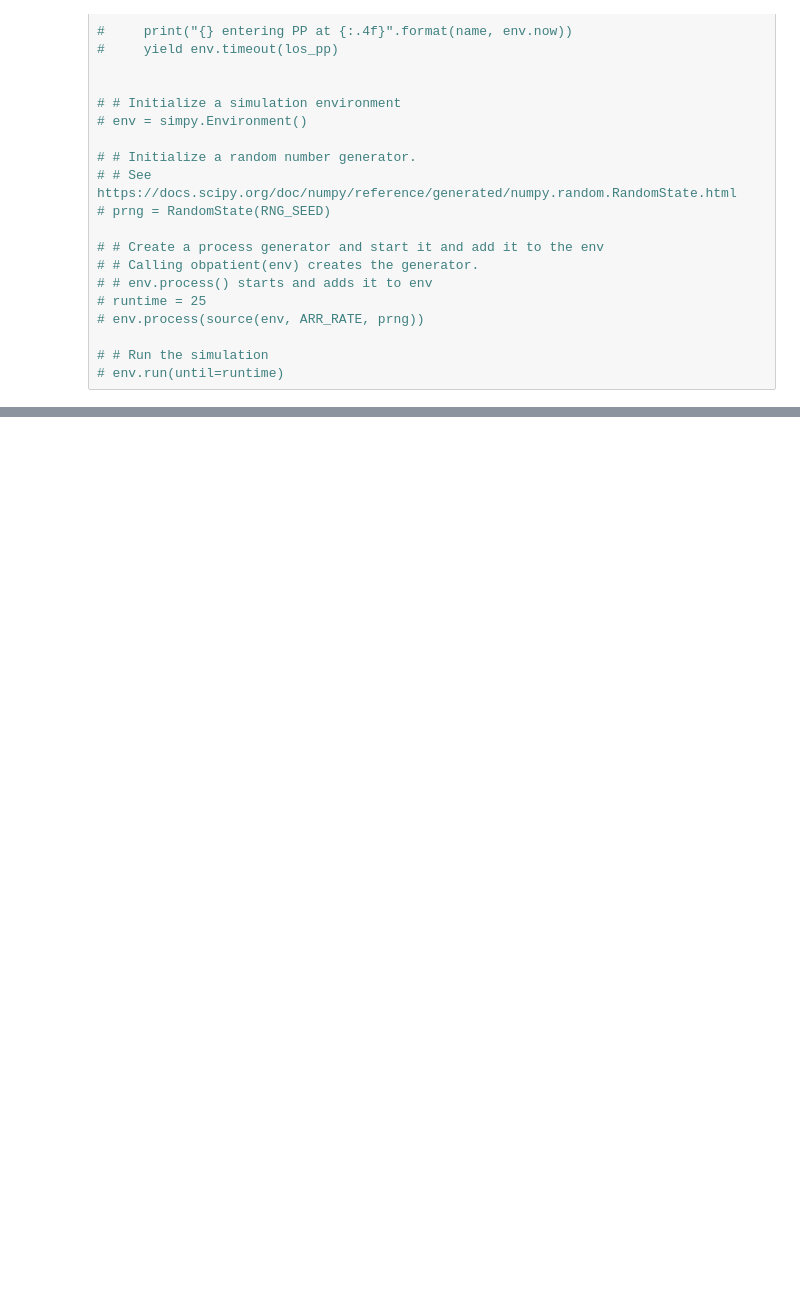
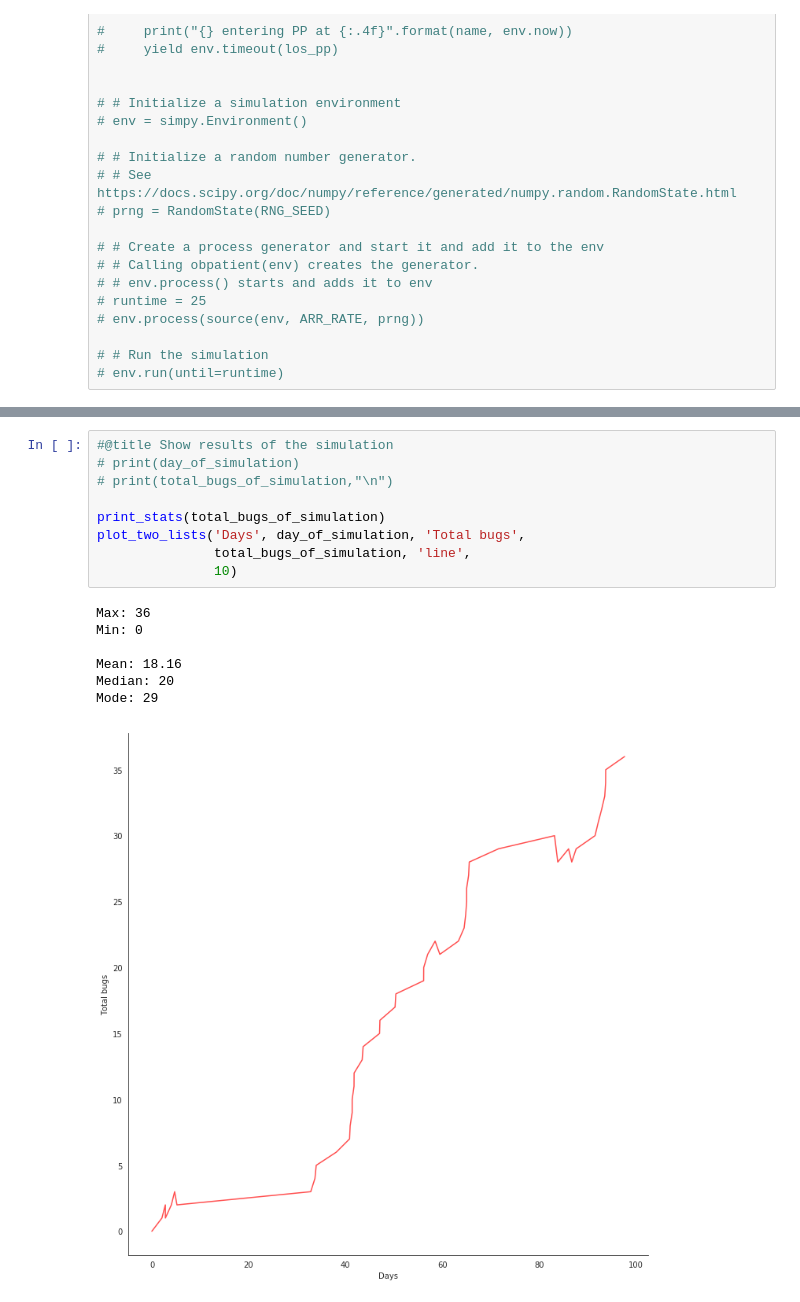
Before and after one commit to danikgan/COMP0138-Simulation, a Jupyter notebook: Simulation_Model.ipynb, the cells around one changed output, grey strips where cells are left out. Drawn from its saved outputs; the diff is of its cells as text; blank space fills up the shorter version.

```diff
--- a/Simulation_Model.ipynb
+++ b/Simulation_Model.ipynb
@@ -1626,0 +2220,17 @@ Mode: 17
+# %%
+#@title Show results of the simulation
+# print(day_of_simulation)
+# print(total_bugs_of_simulation,"\n")
+
+print_stats(total_bugs_of_simulation)
+plot_two_lists('Days', day_of_simulation, 'Total bugs',
+               total_bugs_of_simulation, 'line',
+               10)
+# %% [output]
+Max: 36
+Min: 0
+
+Mean: 18.16
+Median: 20
+Mode: 29
+[figure, added]
```
Also changed, not shown: parts of 27 cells of this notebook.
